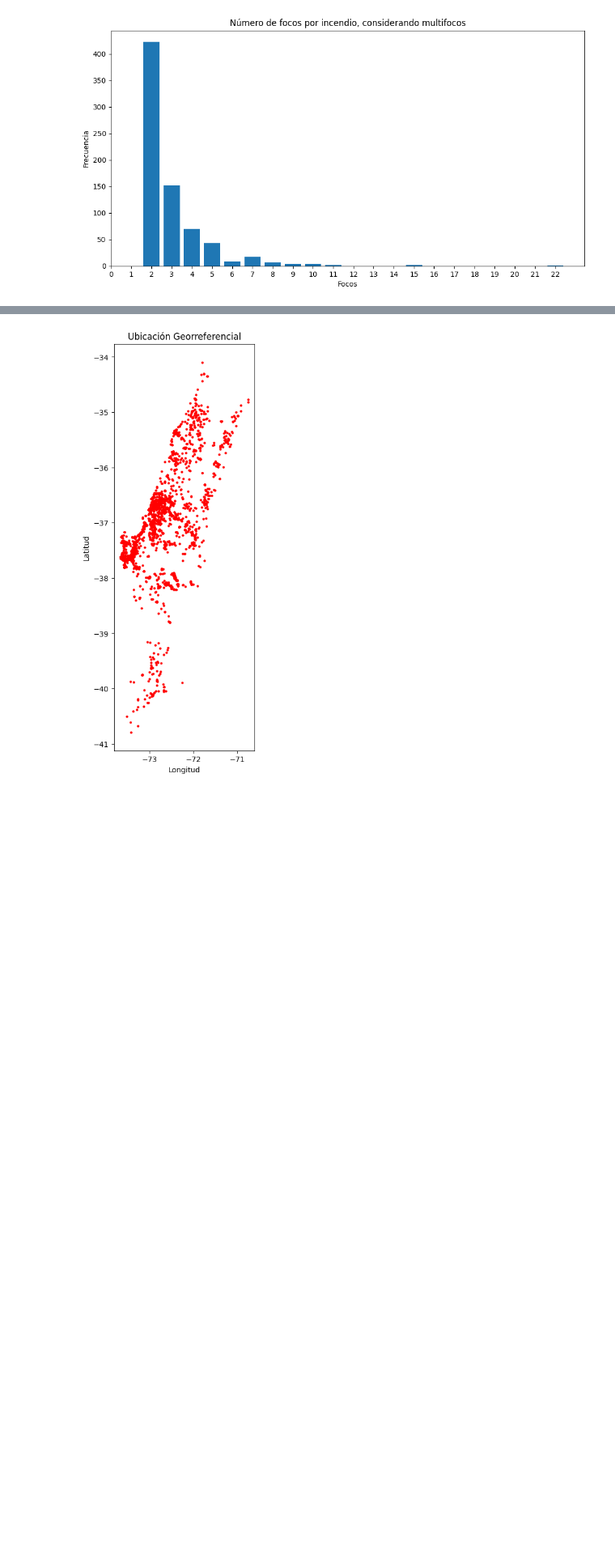
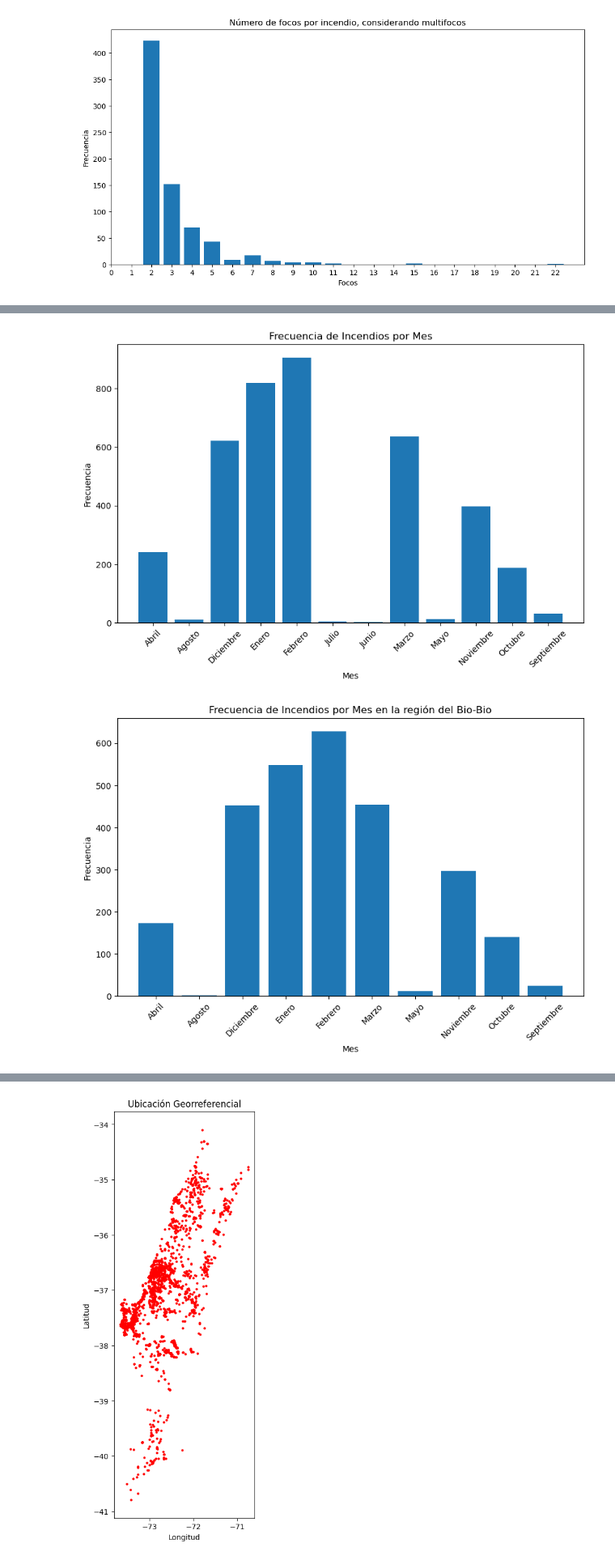
Before and after one commit to Juanaranda/Proyecto_Arauco, a Jupyter notebook: EDA.ipynb, the cells around one changed output, grey strips where cells are left out. Shown at 81% size. Drawn from its saved outputs; the diff is of its cells as text; code cells hidden in the pictures; blank space fills up the shorter version.

```diff
--- a/EDA.ipynb
+++ b/EDA.ipynb
@@ -173,0 +191,25 @@ plt.show()
+# %%
+import matplotlib.pyplot as plt
+
+# Supongamos que tienes un DataFrame llamado 'df'.
+plt.figure(figsize=(10, 6))
+mes_freq = df['MES INICIO'].value_counts().sort_index()
+plt.bar(mes_freq.index, mes_freq.values)
+plt.xlabel('Mes')
+plt.ylabel('Frecuencia')
+plt.title('Frecuencia de Incendios por Mes')
+plt.xticks(rotation=45)
+plt.show()
+
+#solo en bio bio
+plt.figure(figsize=(10, 6))
+mes_freq = df_biobio['MES INICIO'].value_counts().sort_index()
+plt.bar(mes_freq.index, mes_freq.values)
+plt.xlabel('Mes')
+plt.ylabel('Frecuencia')
+plt.title('Frecuencia de Incendios por Mes en la región del Bio-Bio')
+plt.xticks(rotation=45)
+plt.show()
+# %% [output]
+[figure, added]
+[figure, added]
```
Also changed, not shown: parts of 13 cells of this notebook.
